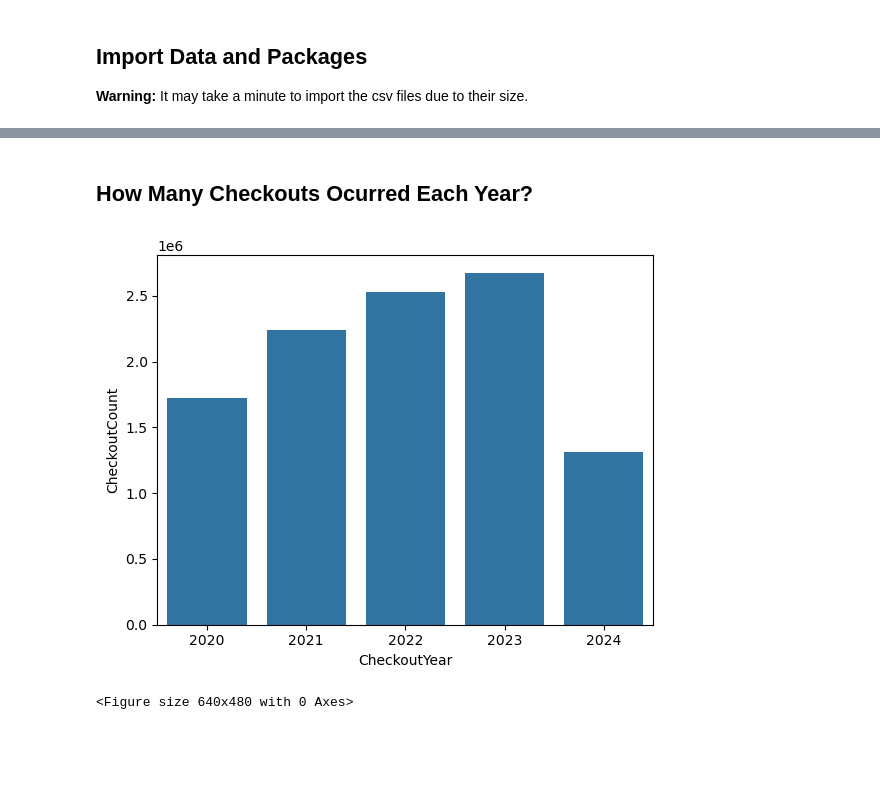
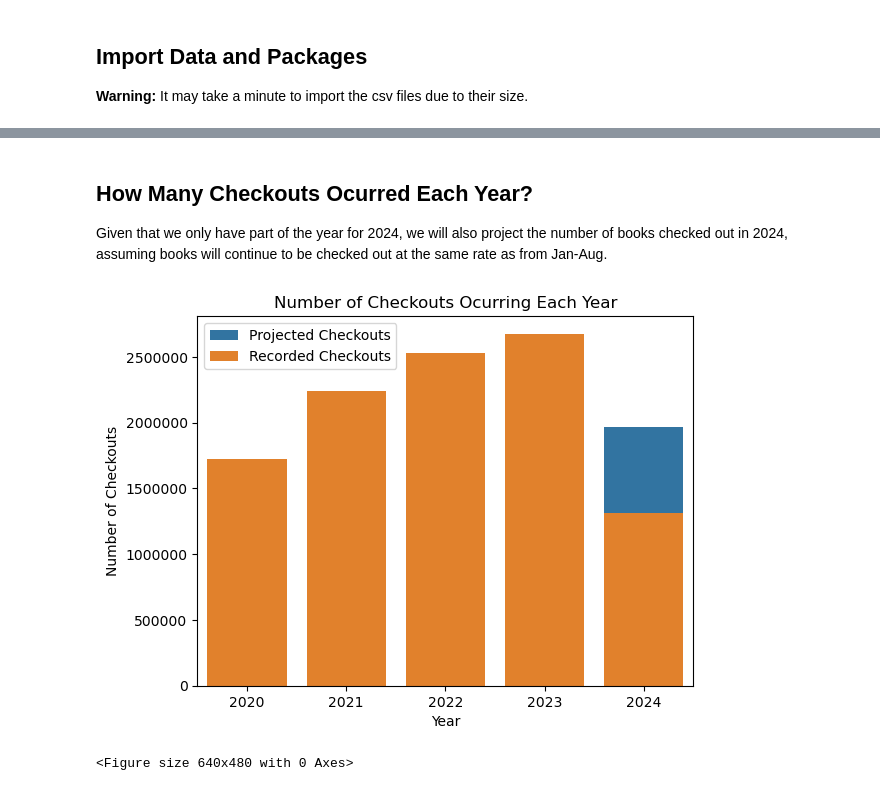
Before and after one commit to grace-blip/Seattle-Library-Project, a Jupyter notebook: Seattle_Library_Analysis.ipynb, the cells around one changed output, grey strips where cells are left out. Saved outputs shown, nothing was run; the diff lists cells and outputs as text; code cells hidden in the pictures; blank space fills up the shorter version.

Commit message:
Reached 2 plots in the jupyter notebook

```diff
--- a/Seattle_Library_Analysis.ipynb
+++ b/Seattle_Library_Analysis.ipynb
@@ -42,12 +45,25 @@ checkouts.head()
 | 4 | Digital | EBOOK | 2020 | 8 | 1 | Blood of Innocence | <NA> | Tami Dane | Fantasy, Fiction, Romance |
 # %% [markdown]
 ## How Many Checkouts Ocurred Each Year?
+
+Given that we only have part of the year for 2024, we will also project the number of books checked out in 2024, assuming books will continue to be checked out at the same rate as from Jan-Aug.
 # %%
 checkouts_per_year = checkouts[['CheckoutYear','Title']].groupby(by='CheckoutYear', as_index=False).count().rename(columns={'Title':'CheckoutCount'})
+checkouts_per_year["ProjectedCheckoutCount"]= 0
+checkouts_per_year.loc[checkouts_per_year['CheckoutYear'] == 2024, 'ProjectedCheckoutCount'] = int(1.5*(checkouts_per_year.loc[checkouts_per_year['CheckoutYear'] == 2024, 'CheckoutCount']).iloc[0])
 
-sns.barplot(data = checkouts_per_year, x = 'CheckoutYear', y = 'CheckoutCount')
+
+sns.barplot(data = checkouts_per_year, x = 'CheckoutYear', y = 'ProjectedCheckoutCount', label = 'Projected Checkouts')
+sns.barplot(data = checkouts_per_year, x = 'CheckoutYear', y = 'CheckoutCount', label = 'Recorded Checkouts')
+sns.set_palette('Dark2')
+plt.title('Number of Checkouts Ocurring Each Year')
+plt.xlabel('Year')
+plt.ylabel('Number of Checkouts')
+plt.ticklabel_format(style='plain', axis='y')
+
+
 plt.show()
 plt.clf()
 # %% [output]
-[figure, old version]
+[figure, new version]
 <Figure size 640x480 with 0 Axes>
```
Also changed, not shown: parts of 7 cells of this notebook.
